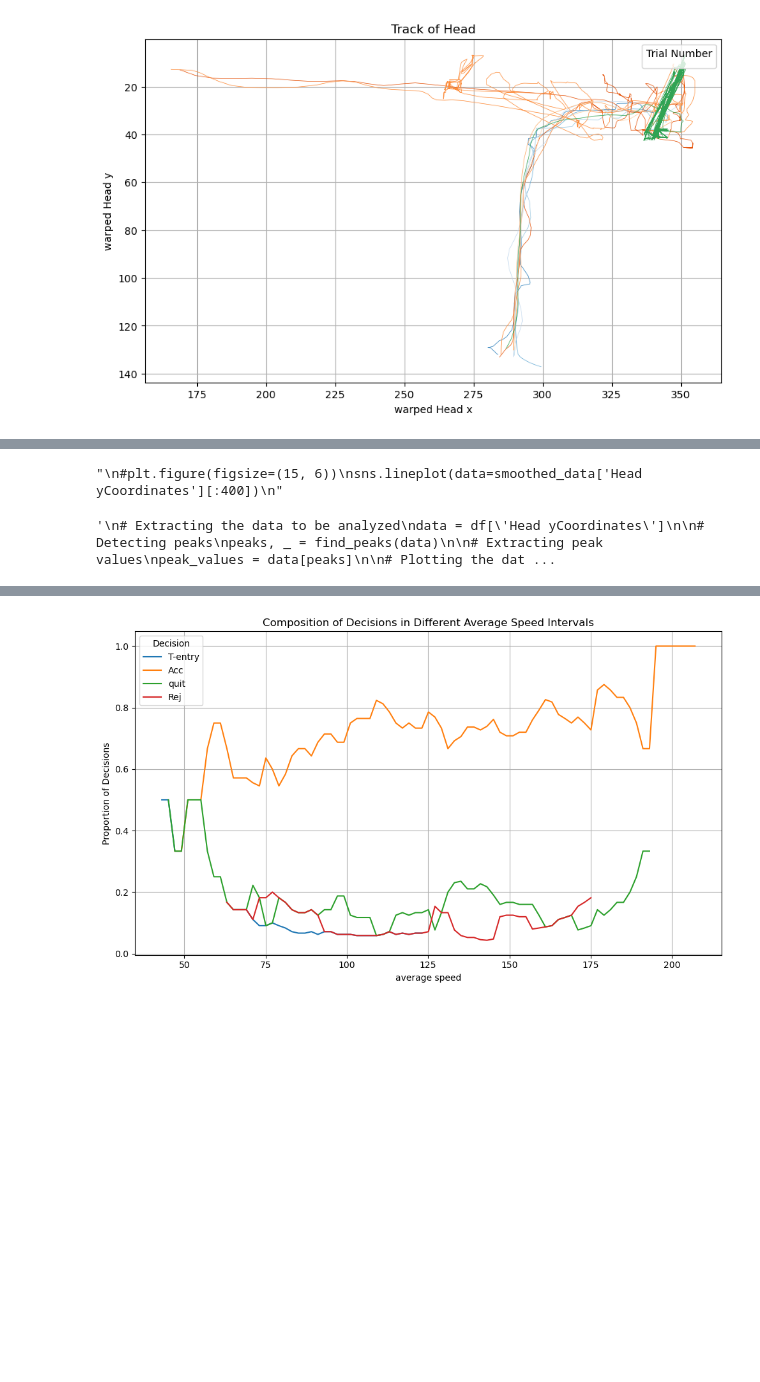
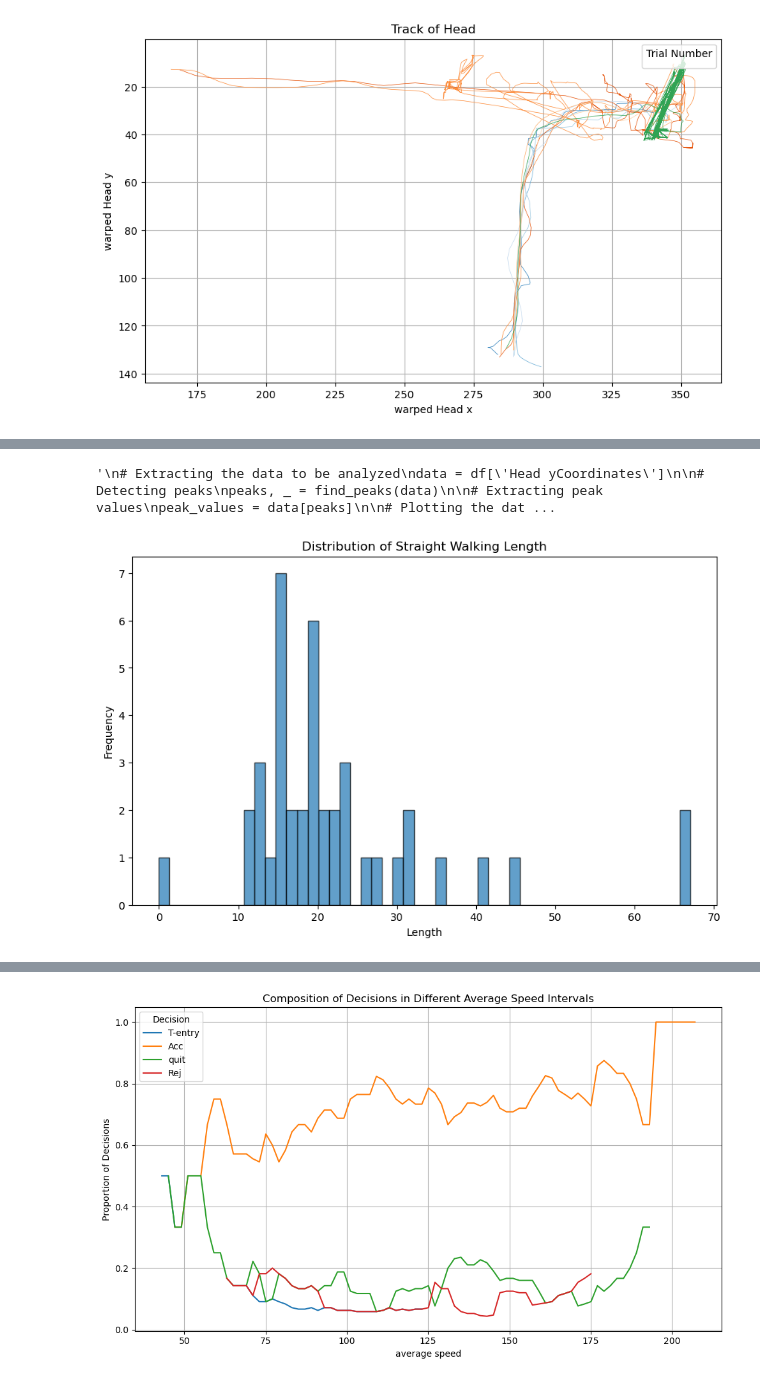
Before and after one commit to Yang2hang/RR_Pose_analysis, a Jupyter notebook: data_analysis/main.ipynb, the cells around one changed output, grey strips where cells are left out. Drawn from its saved outputs; the diff is of its cells as text; code cells hidden in the pictures; blank space fills up the shorter version.

```diff
--- a/data_analysis/main.ipynb
+++ b/data_analysis/main.ipynb
@@ -142,10 +122,3 @@ smoothed_df.head(20)
-# %%
-'''
-#plt.figure(figsize=(15, 6))
-sns.lineplot(data=smoothed_data['Head yCoordinates'][:400])
-'''
-# %% [output]
-"\n#plt.figure(figsize=(15, 6))\nsns.lineplot(data=smoothed_data['Head yCoordinates'][:400])\n"
 # %%
 '''
 # Extracting the data to be analyzed
@@ -248,3 +141,44 @@ def get_straight_walking_speed_profile(df, speed_threshold=500, length_threshold
+# %%
+current_trial_num = np.nan
+current_decision = np.nan
+decision = np.nan
+length = 0
+
+straight_walking_length = []
+trials = []
+current_trial_speeds = []
+current_trial_coords = []
+
+for index, row in combined_df.iterrows():
+    trial_num = row['trial num']
+    decision = row['decision']
+    speed = row['Head velocity']
+    head_x = row['warped Head x']
+    head_y = row['warped Head y']
+
+    if not pd.isna(decision):
+        current_decision = decision
+
+    if trial_num != current_trial_num: # End of current trial and start of a new trial
+        if length < 100:
+            straight_walking_length.append(length)
+            length = 0
+            current_decision = np.nan
+            current_trial_num = trial_num
+
+    if pd.isna(current_decision) and index != 0:
+        if speed < 300:
+            length += 1
+
+straight_walking_length_df = pd.DataFrame(straight_walking_length)
+plt.figure(figsize=(10, 6))
+plt.hist(straight_walking_length_df, bins=50, edgecolor='k', alpha=0.7)
+plt.title('Distribution of Straight Walking Length')
+plt.xlabel('Length')
+plt.ylabel('Frequency')
+plt.show()
+# %% [output]
+[figure, added]
 # %%
 def get_trial_profile(df, speed_threshold=500, speed_length=12, coord_length=13):
     """
```
Also changed, not shown: parts of 6 cells of this notebook, 5 other files.
